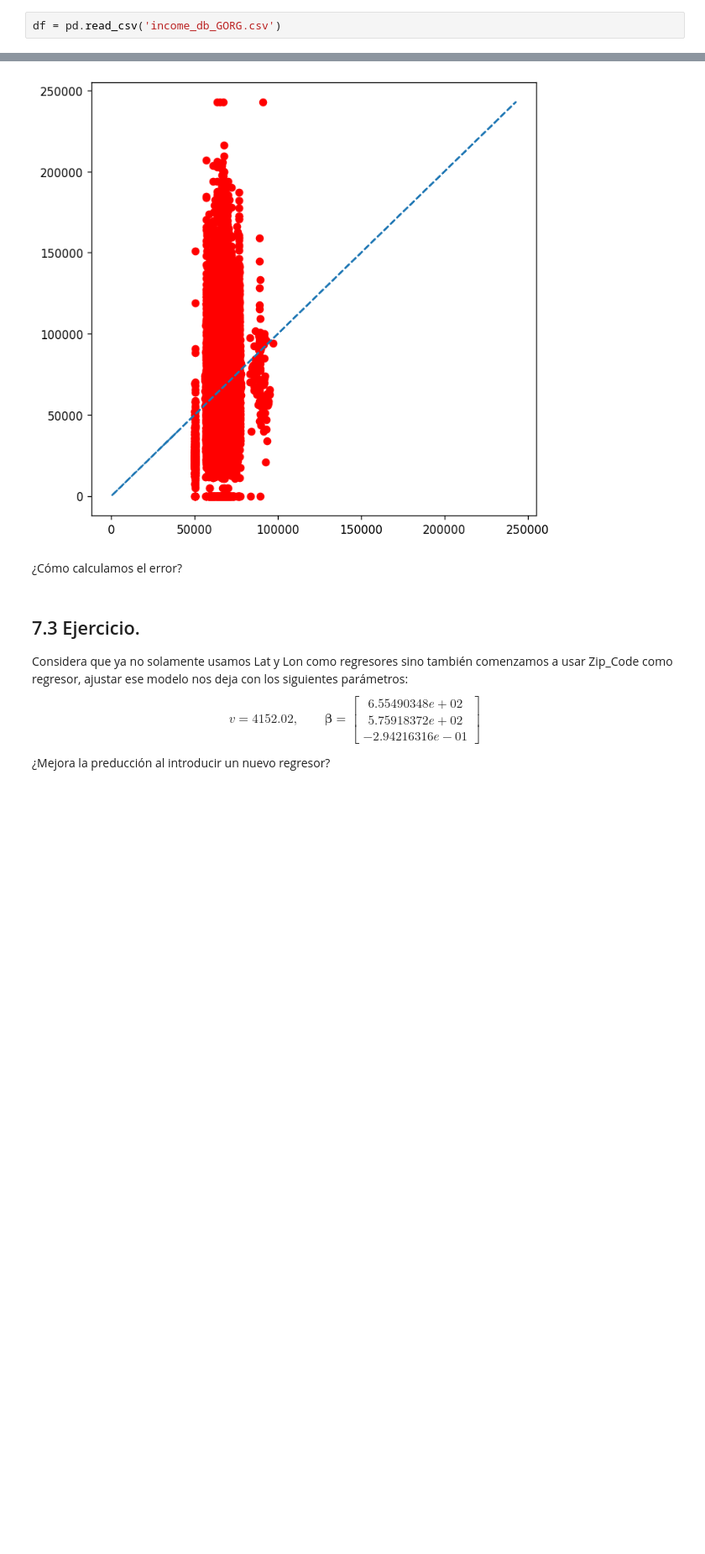
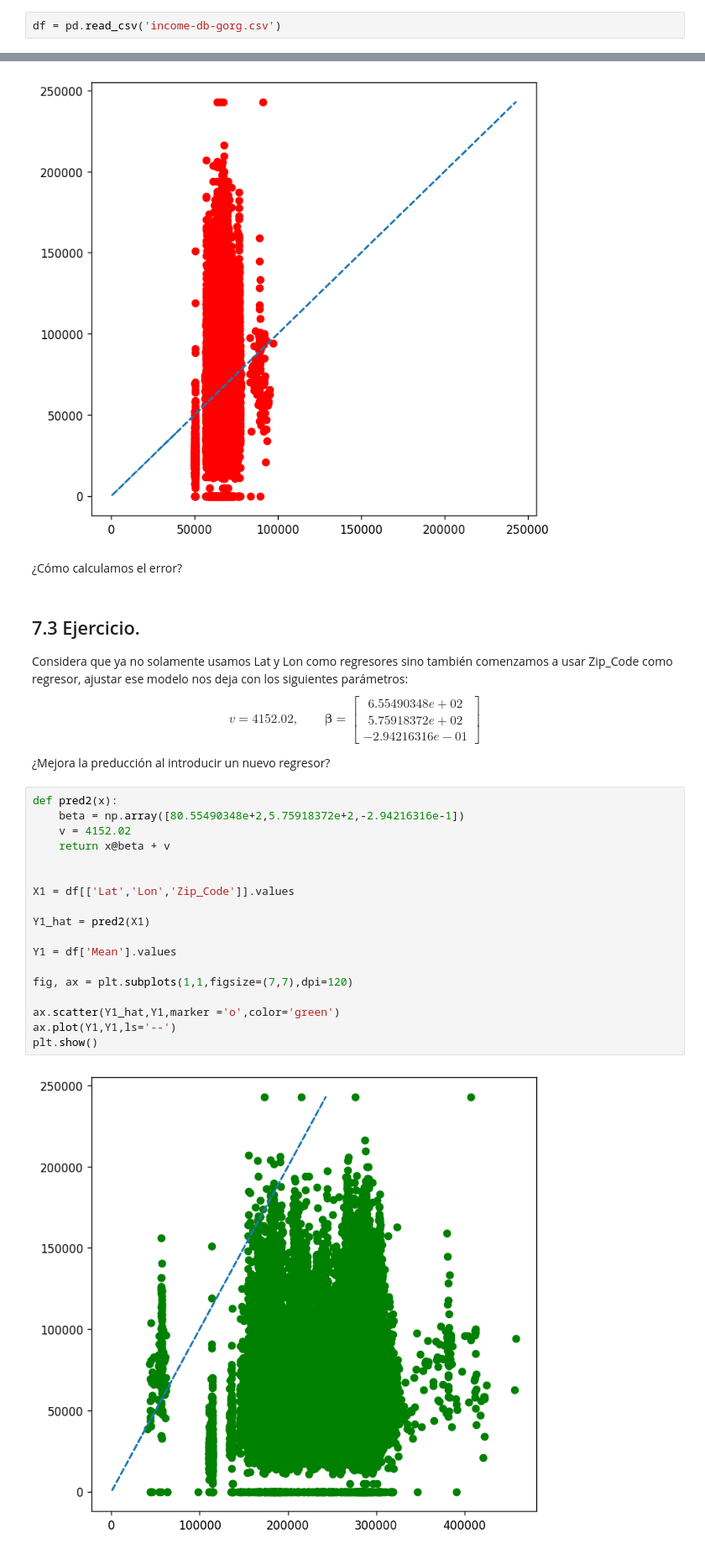
Before and after one commit to diegosaldiasq/al-vectores, a Jupyter notebook: regresion_lineal.ipynb, the cells around one changed output, grey strips where cells are left out. Shown at 84% size. Saved outputs shown, nothing was run; the diff lists cells and outputs as text; blank space fills up the shorter version.

```diff
--- a/regresion_lineal.ipynb
+++ b/regresion_lineal.ipynb
@@ -33,4 +33,4 @@ import matplotlib.pyplot as plt # Para poder realizar visualizaciones
 import pandas as pd # Para poder acceder a pandas
 import numpy as np # Para poder tener vectores
 # %%
-df = pd.read_csv('income_db_GORG.csv')
+df = pd.read_csv('income-db-gorg.csv')
@@ -104,3 +115,23 @@ v = 4152.02, \qquad \boldsymbol{\beta} = \begin{bmatrix}6.55490348e+02 \\ 5.7591
 $$
 
 ¿Mejora la preducción al introducir un nuevo regresor?
+# %%
+def pred2(x):
+    beta = np.array([80.55490348e+2,5.75918372e+2,-2.94216316e-1])
+    v = 4152.02
+    return x@beta + v
+
+
+X1 = df[['Lat','Lon','Zip_Code']].values
+
+Y1_hat = pred2(X1)
+
+Y1 = df['Mean'].values
+
+fig, ax = plt.subplots(1,1,figsize=(7,7),dpi=120)
+
+ax.scatter(Y1_hat,Y1,marker ='o',color='green')
+ax.plot(Y1,Y1,ls='--')
+plt.show()
+# %% [output]
+[figure, added]
```
Also changed, not shown: parts of 2 cells of this notebook.
